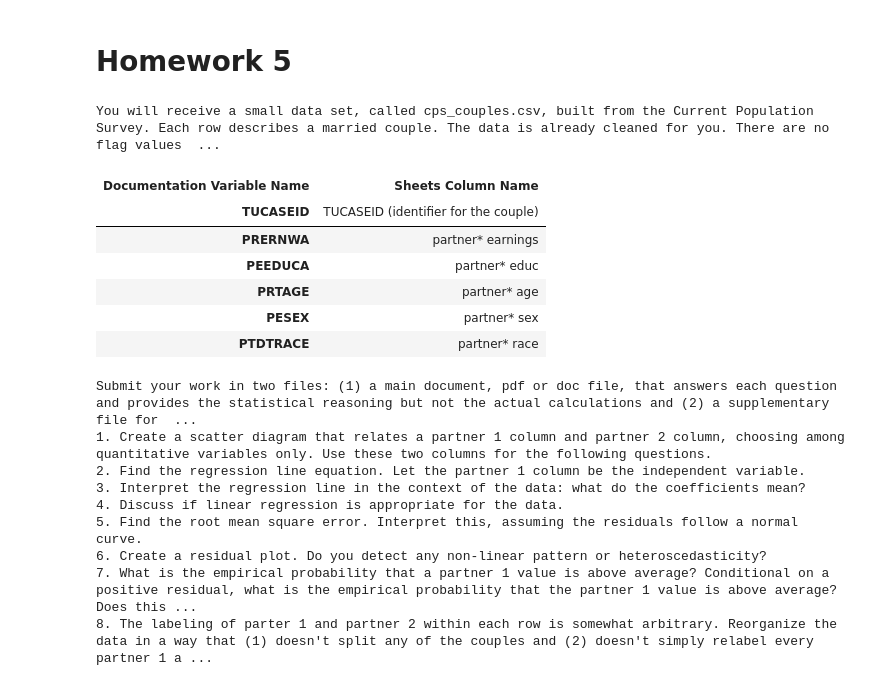
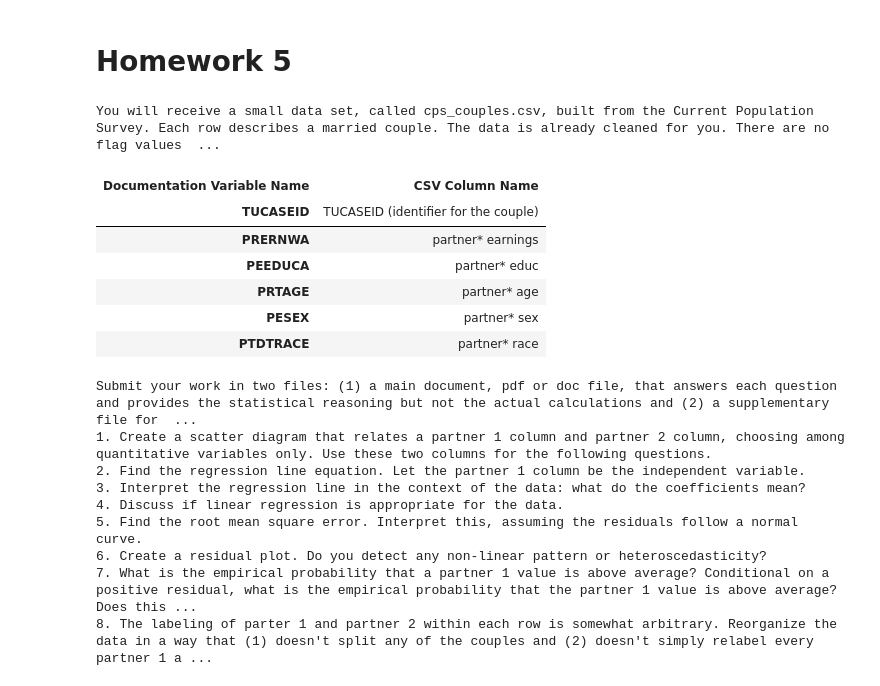
Before and after one commit to alexanderthclark/Stats1101, a Jupyter notebook: book/Homework05lab.ipynb, the cells around one changed output. Saved outputs shown, nothing was run; the diff lists cells and outputs as text; code cells hidden in the pictures.

```diff
--- a/book/Homework05lab.ipynb
+++ b/book/Homework05lab.ipynb
@@ -16,7 +16,7 @@ Review the condensed data documentation for more information on each of the colu
     </tr>
     <tr>
       <th>Documentation Variable Name</th>
-      <th>Sheets Column Name</th>
+      <th>CSV Column Name</th>
     </tr>
   </thead>
   <tbody>
@@ -85,34 +85,34 @@ document.addEventListener('copy', function(e) {
   // Prevent the default copy behavior
   e.preventDefault();
 
   // Get the selected text
   var selectedText = window.getSelection().toString();
 
   // Replace 'above' with 'below'
   var modifiedText = selectedText.replace(/above/gi, "below");
   var modifiedText2 = modifiedText.replace(/heteroscedasticity/gi, "homoscedasticity");
 
   e.clipboardData.setData('text/plain', modifiedText);
 
 });
 </script>
 </head>
 <body>
 
 <p>
 ''' + assignment + '''
 
 </p>
 
 </body>
 </html>
 
 '''
 
 display(HTML(s))
 # %% [output]
 You will receive a small data set, called cps_couples.csv, built from the Current Population Survey. Each row describes a married couple. The data is already cleaned for you. There are no flag values  ...
-| Documentation Variable Name | Sheets Column Name |
+| Documentation Variable Name | CSV Column Name |
 | TUCASEID | TUCASEID (identifier for the couple) |
 | PRERNWA | partner* earnings |
 | PEEDUCA | partner* educ |
```
Also changed, not shown: 2 other files.
